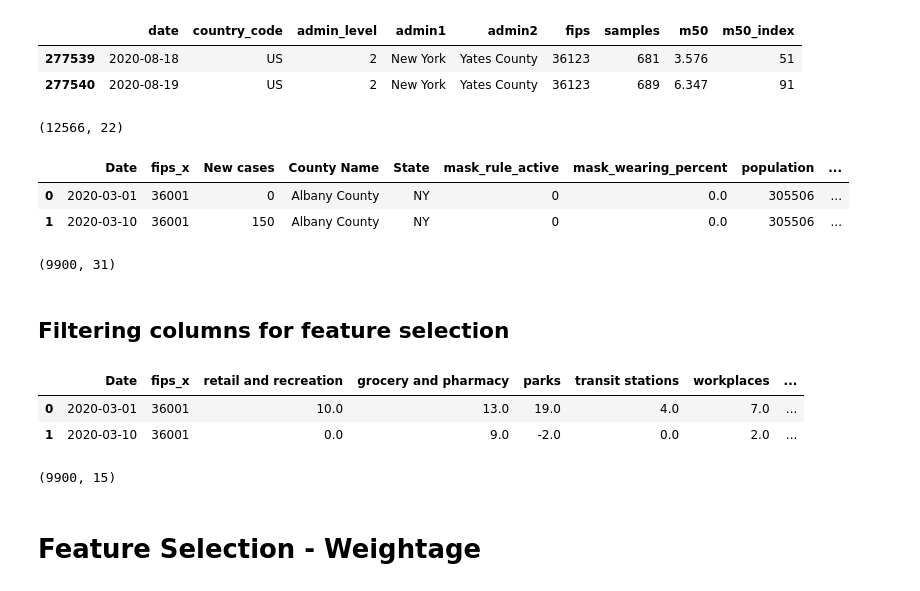
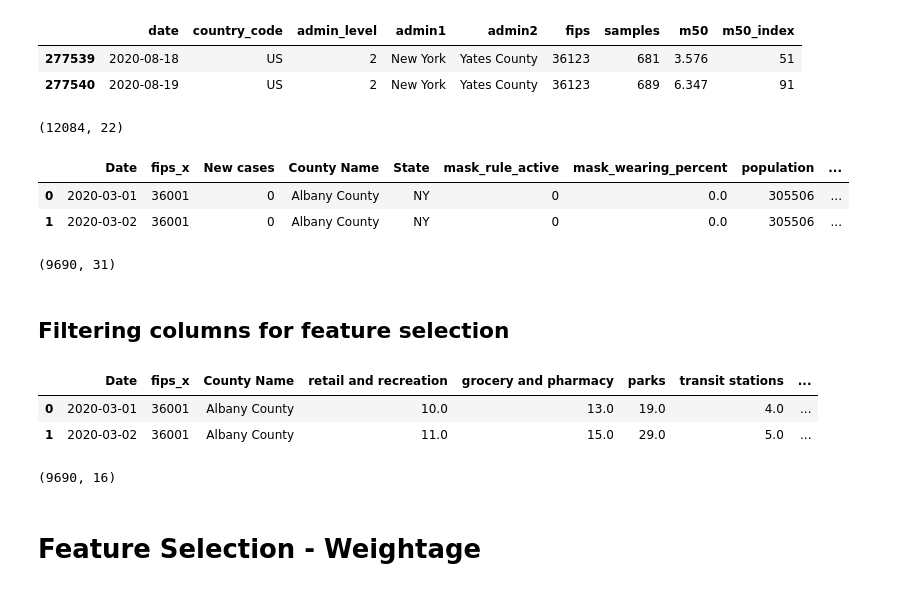
Before and after one commit to jeyasri-s2/meansquares, a Jupyter notebook: NY_baselineAnalysis.ipynb, the cells around one changed output. Saved outputs shown, nothing was run; the diff lists cells and outputs as text; code cells hidden in the pictures.

```diff
--- a/NY_baselineAnalysis.ipynb
+++ b/NY_baselineAnalysis.ipynb
@@ -918,7 +932,7 @@ queens_all_filtered.to_csv('queens_all_filtered.csv',index=False)
 # %% [markdown]
 ## Loading NY -county data
 # %%
-NY_covidcases = pd.read_csv('/content/drive/Shared drives/CMPE 295- Master Project/Covid19-data/NY_Covid-19.csv', low_memory =False)
+NY_covidcases = pd.read_csv('/content/drive/Shared drives/CMPE 295- Master Project/Covid19-data/NY-CovidAug22.csv', low_memory =False)
 NY_covidcases.tail()
 # %% [output]
 |  | Date | Province_State | FIPS | Confirmed | Deaths | New cases | New deaths |
@@ -930,5 +944,5 @@ NY_covidcases.tail()
 # %%
-NY_covidcases['Date'] = NY_covidcases['Date'].apply(lambda x: fixDate(x))
+#NY_covidcases['Date'] = NY_covidcases['Date'].apply(lambda x: fixDate(x))
 NY_covidcases.reset_index(drop=True)
 NY_covidcases.head(2)
 # %% [output]
@@ -1065,31 +1069,31 @@ newyork_socialdistancing_data.tail(2)
 # %%
 NY_mobility_combined.shape
 # %% [output]
-(12566, 22)
+(12084, 22)
 # %%
 NY_socialDistancing_combined = pd.merge(NY_mobility_combined,newyork_socialdistancing_data,how='inner',left_on=['Date','County Name'],right_on=['date','admin2'])
 NY_socialDistancing_combined.head(2)
 # %% [output]
 |  | Date | fips_x | New cases | County Name | State | mask_rule_active | mask_wearing_percent | population | ... |
 | 0 | 2020-03-01 | 36001 | 0 | Albany County | NY | 0 | 0.0 | 305506 | ... |
-| 1 | 2020-03-10 | 36001 | 150 | Albany County | NY | 0 | 0.0 | 305506 | ... |
+| 1 | 2020-03-02 | 36001 | 0 | Albany County | NY | 0 | 0.0 | 305506 | ... |
 # %%
 NY_socialDistancing_combined.shape
 # %% [output]
-(9900, 31)
+(9690, 31)
 # %% [markdown]
 ## Filtering columns for feature selection
 # %%
-columns = ['Date','fips_x','retail and recreation','grocery and pharmacy','parks','transit stations','workplaces','residential','driving','m50','m50_index','population_density','mask_rule_active','mask_wearing_percent','New cases']
+columns = ['Date','fips_x','County Name','retail and recreation','grocery and pharmacy','parks','transit stations','workplaces','residential','driving','m50','m50_index','population_density','mask_rule_active','mask_wearing_percent','New cases']
 NY_All_combined = NY_socialDistancing_combined[columns]
 
 NY_All_combined.head(2)
 # %% [output]
-|  | Date | fips_x | retail and recreation | grocery and pharmacy | parks | transit stations | workplaces | ... |
-| 0 | 2020-03-01 | 36001 | 10.0 | 13.0 | 19.0 | 4.0 | 7.0 | ... |
-| 1 | 2020-03-10 | 36001 | 0.0 | 9.0 | -2.0 | 0.0 | 2.0 | ... |
+|  | Date | fips_x | County Name | retail and recreation | grocery and pharmacy | parks | transit stations | ... |
+| 0 | 2020-03-01 | 36001 | Albany County | 10.0 | 13.0 | 19.0 | 4.0 | ... |
+| 1 | 2020-03-02 | 36001 | Albany County | 11.0 | 15.0 | 29.0 | 5.0 | ... |
 # %%
 NY_All_combined.shape
 # %% [output]
-(9900, 15)
+(9690, 16)
 # %%
```
Also changed, not shown: parts of 18 cells of this notebook.
